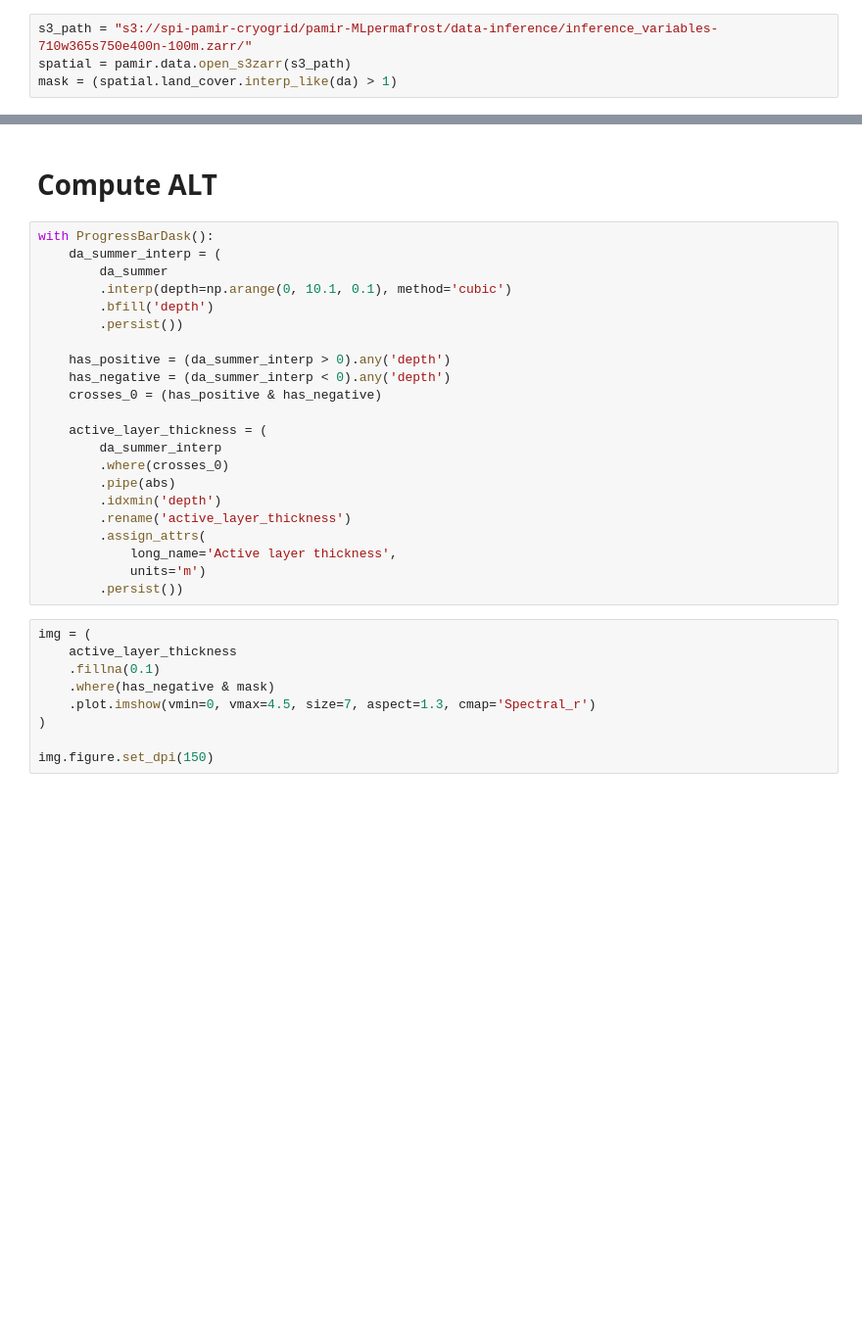
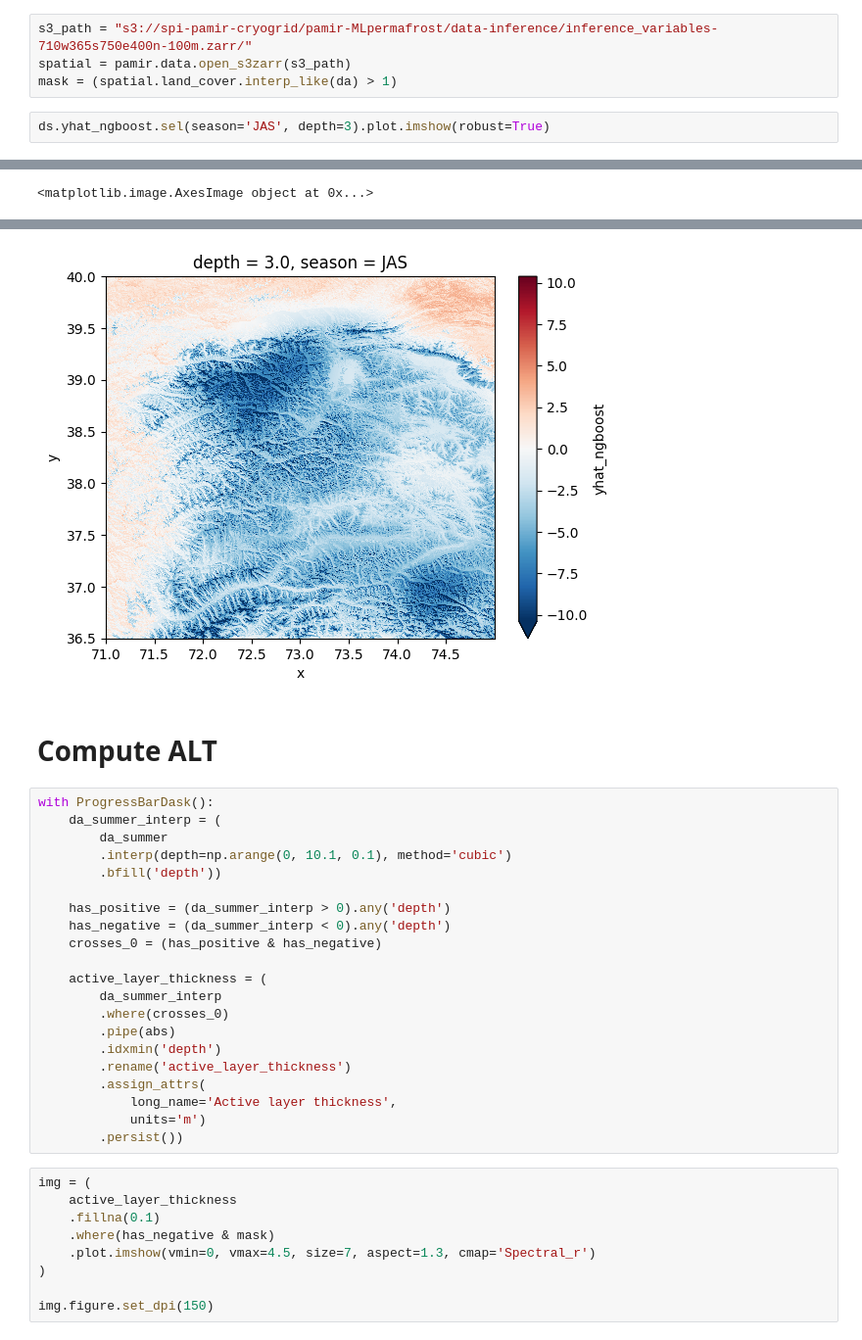
Before and after one commit to lukegre/pamir-MLpermafrost, a Jupyter notebook: notebooks/4_ngboost_single_depth/3_plot_results.ipynb, the cells around one changed output, grey strips where cells are left out. Shown at 98% size. Cells and saved outputs as stored; diff of their text form; blank space fills up the shorter version.

```diff
--- a/notebooks/4_ngboost_single_depth/3_plot_results.ipynb
+++ b/notebooks/4_ngboost_single_depth/3_plot_results.ipynb
@@ -69,3 +75,6 @@ with ProgressBarDask():
 s3_path = "s3://spi-pamir-cryogrid/pamir-MLpermafrost/data-inference/inference_variables-710w365s750e400n-100m.zarr/"
 spatial = pamir.data.open_s3zarr(s3_path)
 mask = (spatial.land_cover.interp_like(da) > 1)
+# %%
+ds.yhat_ngboost.sel(season='JAS', depth=3).plot.imshow(robust=True)
+# %% [output]
@@ -71,0 +82 @@ mask = (spatial.land_cover.interp_like(da) > 1)
+<matplotlib.image.AxesImage object at 0x...>
@@ -72,3 +84,4 @@ mask = (spatial.land_cover.interp_like(da) > 1)
+[figure, added]
 # %% [markdown]
 # Compute ALT
 # %%
@@ -76,8 +89,7 @@ with ProgressBarDask():
     da_summer_interp = (
         da_summer
         .interp(depth=np.arange(0, 10.1, 0.1), method='cubic')
-        .bfill('depth')
-        .persist())
+        .bfill('depth'))
 
     has_positive = (da_summer_interp > 0).any('depth')
     has_negative = (da_summer_interp < 0).any('depth')
```
Also changed, not shown: parts of 14 cells of this notebook, 5 other files.
